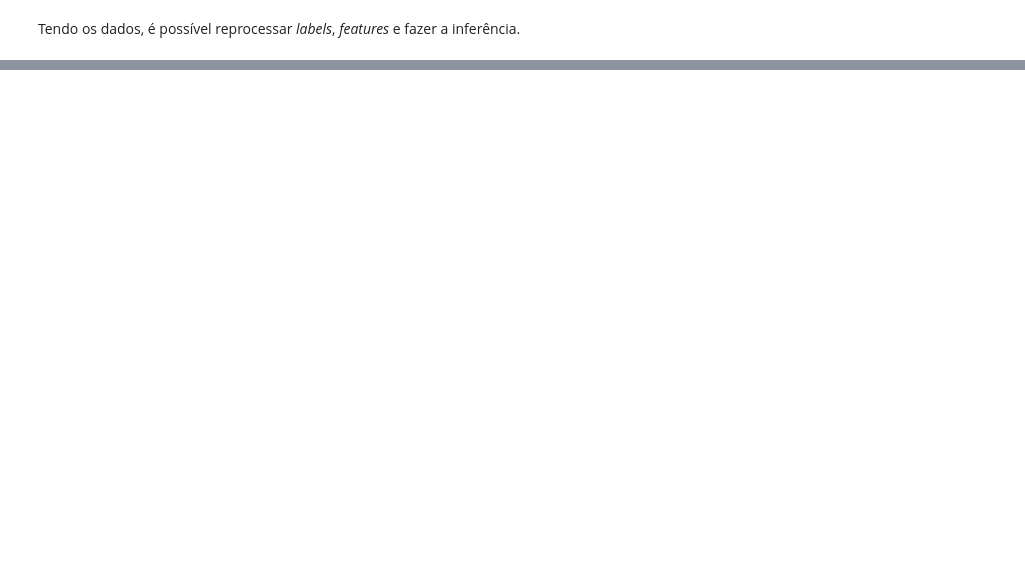
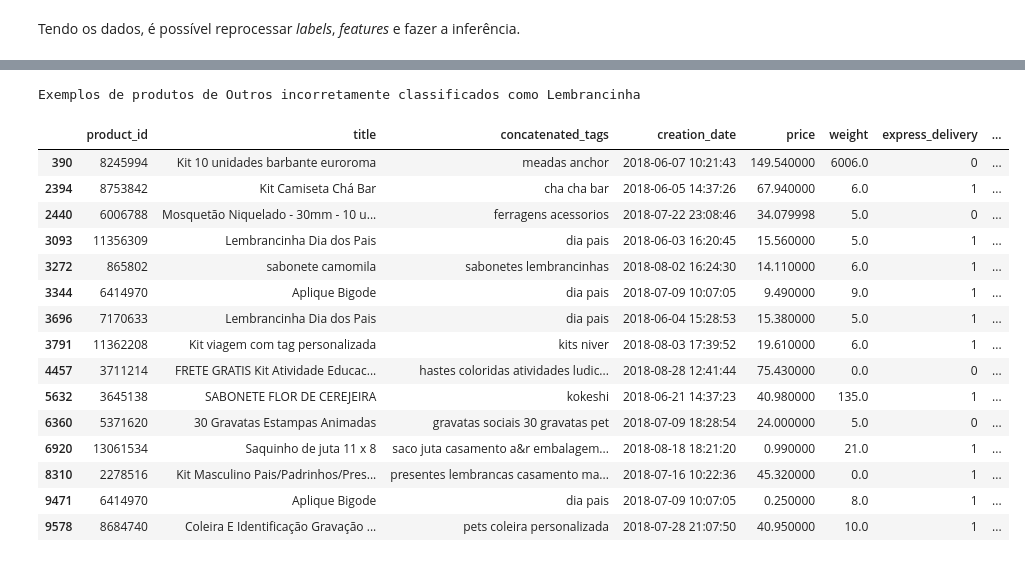
Before and after one commit to brunovilar/desafio-data-science-elo7, a Jupyter notebook: notebooks/03.1_Historico_de_Experimentos.ipynb, the cells around one changed output, grey strips where cells are left out. Cells and saved outputs as stored; diff of their text form; code cells hidden in the pictures; blank space fills up the shorter version.

```diff
--- a/notebooks/03.1_Historico_de_Experimentos.ipynb
+++ b/notebooks/03.1_Historico_de_Experimentos.ipynb
@@ -170,0 +378,21 @@ Features (10 de 612)
+# %%
+display_side_by_side([get_classification_examples(validation_frame, 'Outros', 'Lembrancinhas')],
+                     ['Exemplos de produtos de <strong>Outros</strong> incorretamente classificados como <strong>Lembrancinha</strong>'])
+# %% [output]
+Exemplos de produtos de Outros incorretamente classificados como Lembrancinha
+|  | product_id | title | concatenated_tags | creation_date | price | weight | express_delivery | ... |
+| 390 | 8245994 | Kit 10 unidades barbante euroroma | meadas anchor | 2018-06-07 10:21:43 | 149.540000 | 6006.0 | 0 | ... |
+| 2394 | 8753842 | Kit Camiseta Chá Bar | cha cha bar | 2018-06-05 14:37:26 | 67.940000 | 6.0 | 1 | ... |
+| 2440 | 6006788 | Mosquetão Niquelado - 30mm - 10 u... | ferragens acessorios | 2018-07-22 23:08:46 | 34.079998 | 5.0 | 0 | ... |
+| 3093 | 11356309 | Lembrancinha Dia dos Pais | dia pais | 2018-06-03 16:20:45 | 15.560000 | 5.0 | 1 | ... |
+| 3272 | 865802 | sabonete camomila | sabonetes lembrancinhas | 2018-08-02 16:24:30 | 14.110000 | 6.0 | 1 | ... |
+| 3344 | 6414970 | Aplique Bigode | dia pais | 2018-07-09 10:07:05 | 9.490000 | 9.0 | 1 | ... |
+| 3696 | 7170633 | Lembrancinha Dia dos Pais | dia pais | 2018-06-04 15:28:53 | 15.380000 | 5.0 | 1 | ... |
+| 3791 | 11362208 | Kit viagem com tag personalizada | kits niver | 2018-08-03 17:39:52 | 19.610000 | 6.0 | 1 | ... |
+| 4457 | 3711214 | FRETE GRATIS Kit Atividade Educac... | hastes coloridas atividades ludic... | 2018-08-28 12:41:44 | 75.430000 | 0.0 | 0 | ... |
+| 5632 | 3645138 | SABONETE FLOR DE CEREJEIRA | kokeshi | 2018-06-21 14:37:23 | 40.980000 | 135.0 | 1 | ... |
+| 6360 | 5371620 | 30 Gravatas Estampas Animadas | gravatas sociais 30 gravatas pet | 2018-07-09 18:28:54 | 24.000000 | 5.0 | 0 | ... |
+| 6920 | 13061534 | Saquinho de juta 11 x 8 | saco juta casamento a&r embalagem... | 2018-08-18 18:21:20 | 0.990000 | 21.0 | 1 | ... |
+| 8310 | 2278516 | Kit Masculino Pais/Padrinhos/Pres... | presentes lembrancas casamento ma... | 2018-07-16 10:22:36 | 45.320000 | 0.0 | 1 | ... |
+| 9471 | 6414970 | Aplique Bigode | dia pais | 2018-07-09 10:07:05 | 0.250000 | 8.0 | 1 | ... |
+| 9578 | 8684740 | Coleira E Identificação Gravação ... | pets coleira personalizada | 2018-07-28 21:07:50 | 40.950000 | 10.0 | 1 | ... |
```
Also changed, not shown: parts of 22 cells of this notebook.
